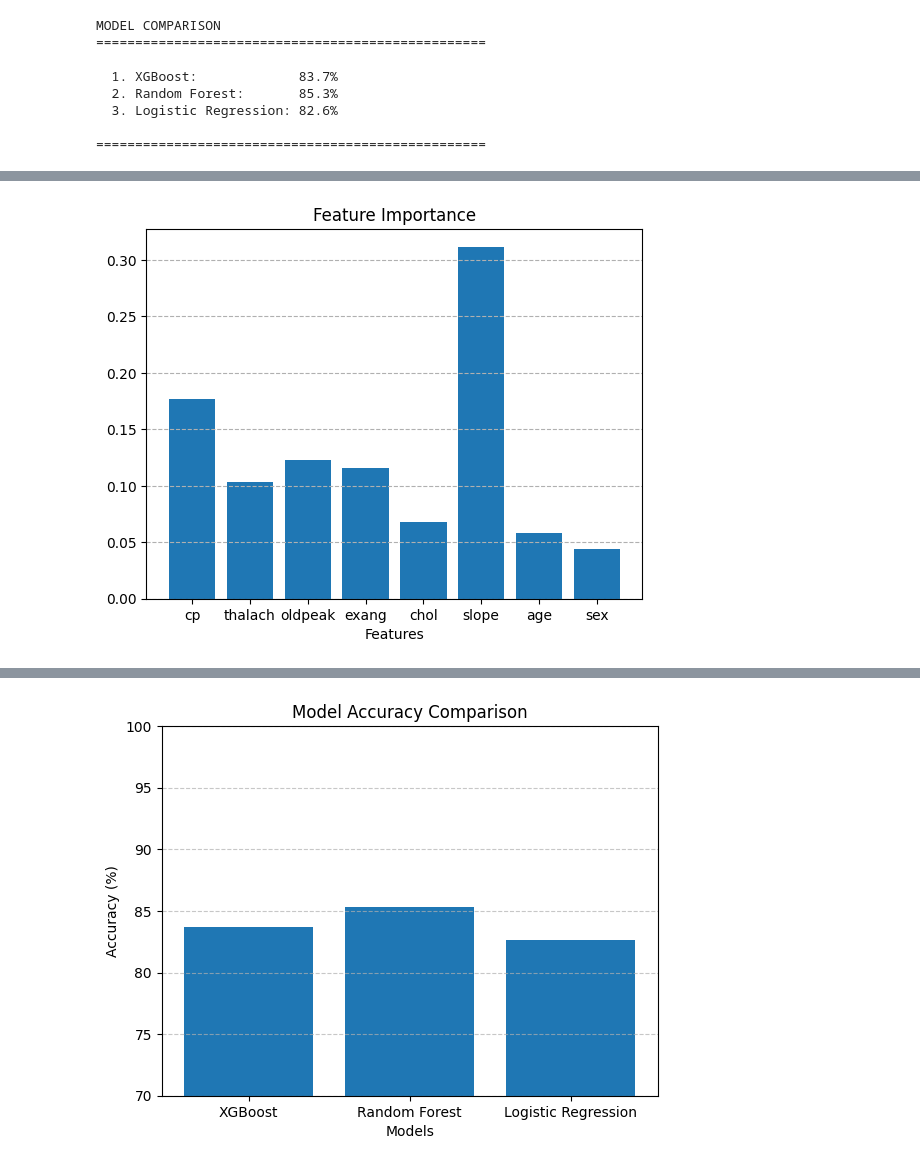
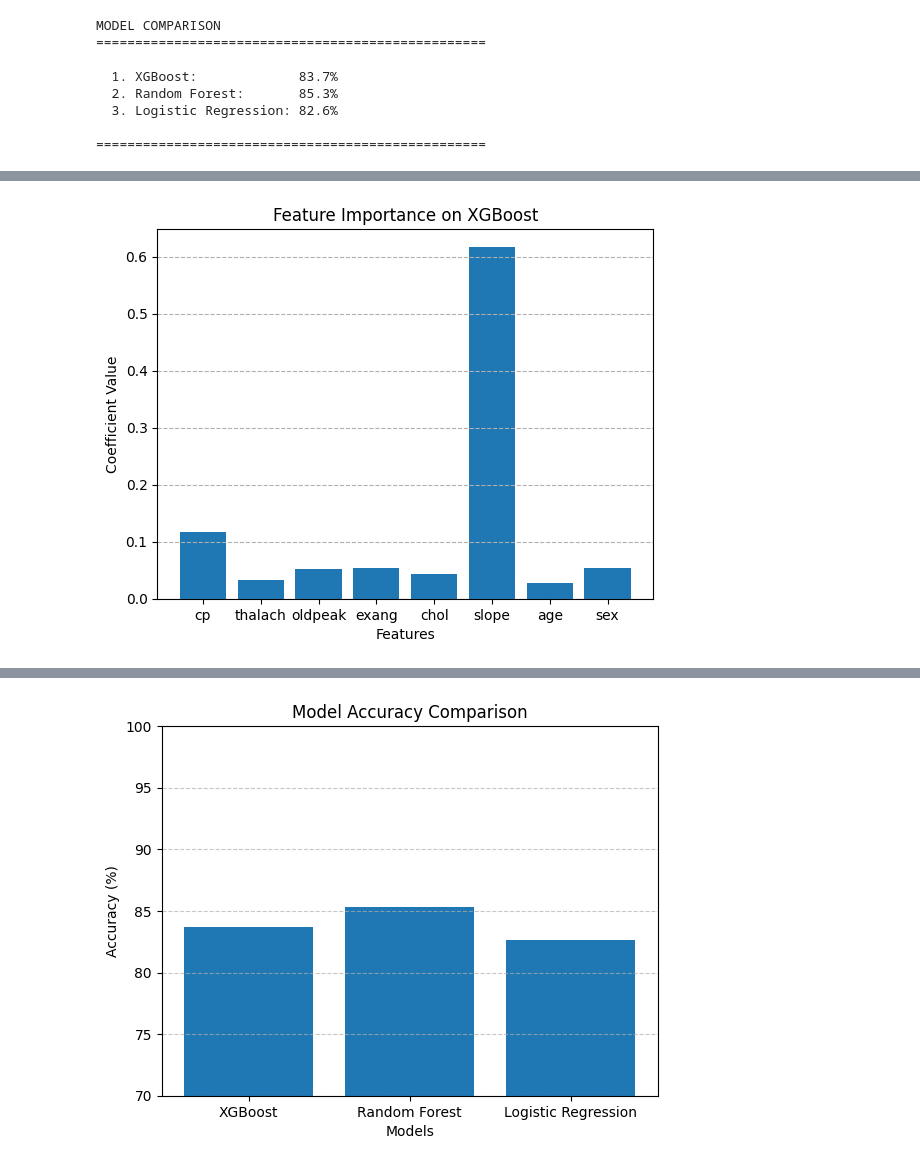
Before and after one commit to Illiason/Project-HH-, a Jupyter notebook: train_models_main.ipynb, the cells around one changed output, grey strips where cells are left out. Saved outputs shown, nothing was run; the diff lists cells and outputs as text; code cells hidden in the pictures.

```diff
--- a/train_models_main.ipynb
+++ b/train_models_main.ipynb
@@ -413,11 +436,12 @@ best_model = {
 # %%
-feat_imp=best_model.feature_importances_    # Best model is extracted by feature importance.
+feat_imp=xgb_model.feature_importances_    # Best model is extracted by feature importance.
 # X.columns shows each feature name and generates the bar chart.
 # feat_imp just displays the height of the bar chart by their importance.
 plt.bar(X.columns,feat_imp)
-plt.title("Feature Importance") # y-axis is changed to the term "Feature Importance".
+plt.title("Feature Importance on XGBoost")
+plt.ylabel("Coefficient Value")
 plt.xlabel("Features")  # x-axis is changed to the term "Features".
 plt.grid(axis="y", linestyle="--")  # This just makes it better to read the bar plot.
 plt.show()  # Outputs bar plot.
 # %% [output]
-[figure, old version]
+[figure, new version]
```
Also changed, not shown: parts of 7 cells of this notebook.
